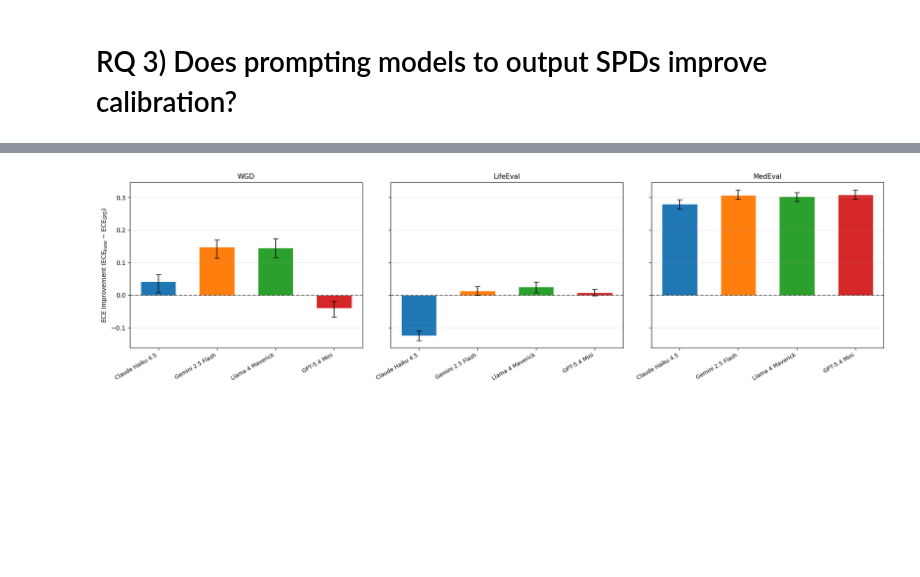
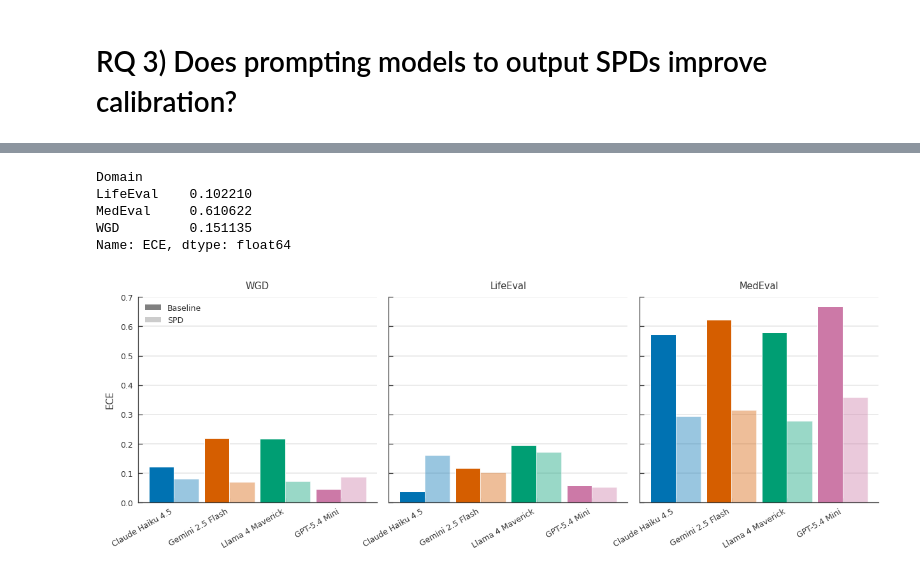
Before and after one commit to NoamMichael/BayesEval, a Jupyter notebook: analysis/analysis.ipynb, the cells around one changed output, grey strips where cells are left out. Saved outputs shown, nothing was run; the diff lists cells and outputs as text; code cells hidden in the pictures; blank space fills up the shorter version.

```diff
--- a/analysis/analysis.ipynb
+++ b/analysis/analysis.ipynb
@@ -438,31 +514,43 @@ rq3_df.style.format({"ECE": "{:.4f}", "ECE_SPD": "{:.4f}", "Delta": "{:.4f}", "C
+# %%
+rq3_df.groupby("Domain").ECE.mean()
+# %% [output]
+Domain
+LifeEval    0.102210
+MedEval     0.610622
+WGD         0.151135
+Name: ECE, dtype: float64
 # %%
-# RQ 3) Bar chart: ECE improvement (ECE_baseline - ECE_spd) per model per domain
-fig, axes = plt.subplots(1, 3, figsize=(18, 5), sharey=True)
+# RQ 3) Side-by-side ECE: Baseline vs SPD per model per domain
+fig, axes = plt.subplots(1, 3, figsize=(10, 2.8), sharey= True)
 
 domains = ["WGD", "LifeEval", "MedEval"]
 x = np.arange(len(MODELS))
-bar_width = 0.6
+bar_width = 0.45
 
 for idx, (ax, domain) in enumerate(zip(axes, domains)):
     sub = rq3_df[rq3_df["Domain"] == domain]
-    deltas = sub["Delta"].values
-    ci_lo = sub["CI_lo"].values
-    ci_hi = sub["CI_hi"].values
-    yerr_lo = deltas - ci_lo
-    yerr_hi = ci_hi - deltas
+    ece_base = sub["ECE"].values
+    ece_spd = sub["ECE_SPD"].values
     colors = [MODEL_COLORS[m] for m in MODELS]
-    bars = ax.bar(x, deltas, bar_width, color=colors, edgecolor="white", linewidth=0.5,
-                  yerr=[yerr_lo, yerr_hi], capsize=4, error_kw={"linewidth": 1.2, "color": "black"})
-    ax.axhline(0, color="black", linestyle="--", alpha=0.5)
-    ax.set_title(domain, fontsize=11)
+
+    ax.bar(x - bar_width / 2, ece_base, bar_width, color=colors,
+           edgecolor="white", linewidth=0.5)
+    ax.bar(x + bar_width / 2, ece_spd, bar_width, color=colors,
+           edgecolor="white", linewidth=0.5, alpha=0.4)
+
+    ax.set_title(domain)
     ax.set_xticks(x)
-    ax.set_xticklabels(MODEL_LABELS, rotation=30, ha="right", fontsize=9)
+    ax.set_xticklabels(MODEL_LABELS, rotation=30, ha="right")
     ax.grid(axis="y", alpha=0.3)
+    ax.set_axisbelow(True)
 
-axes[0].set_ylabel("ECE Improvement (ECE$_{base}$ − ECE$_{SPD}$)")
-plt.tight_layout()
+axes[0].set_ylabel("ECE")
+handles = [plt.Rectangle((0, 0), 1, 1, fc="gray", alpha=1.0), plt.Rectangle((0, 0), 1, 1, fc="gray", alpha=0.4)]
+axes[0].legend(handles, ["Baseline", "SPD"], loc="upper left")
+plt.subplots_adjust(wspace  = 0.05)
 Path(FIGURES_PATH).mkdir(exist_ok=True)
-fig.savefig(f"{FIGURES_PATH}/rq3_ece_spd_improvement.png", dpi=150, bbox_inches="tight")
+fig.savefig(f"{FIGURES_PATH}/rq3_ece_spd_improvement.pdf", bbox_inches="tight")
+fig.savefig(f"{FIGURES_PATH}/rq3_ece_spd_improvement.png", dpi=300, bbox_inches="tight")
 plt.show()
 # %% [output]
-[figure, old version]
+[figure, new version]
```
Also changed, not shown: parts of 10 cells of this notebook, 16 other files.
